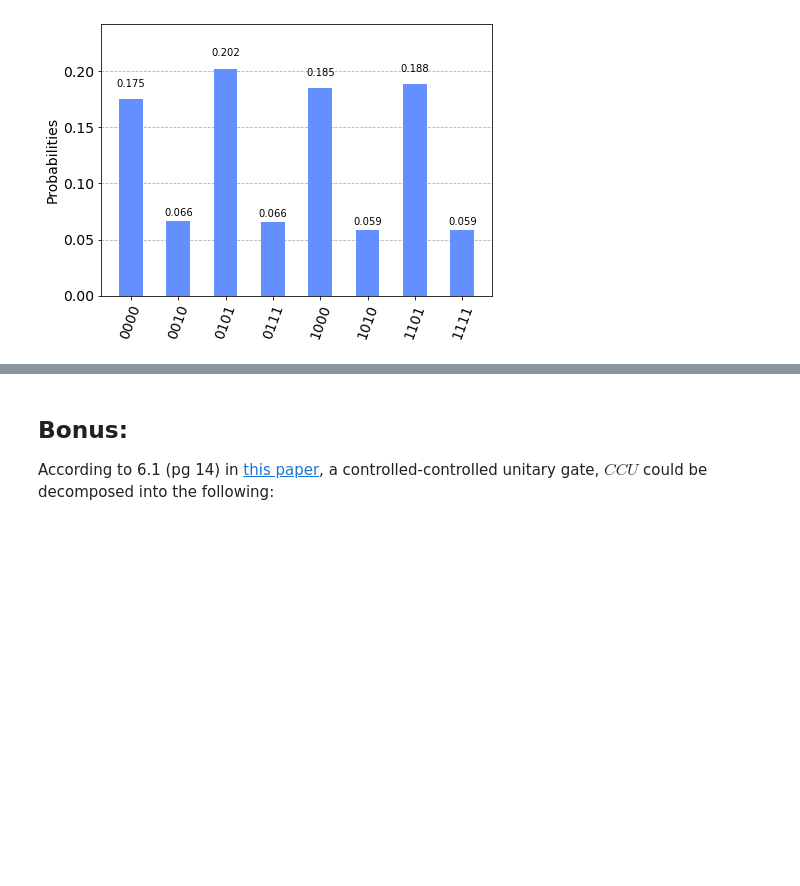
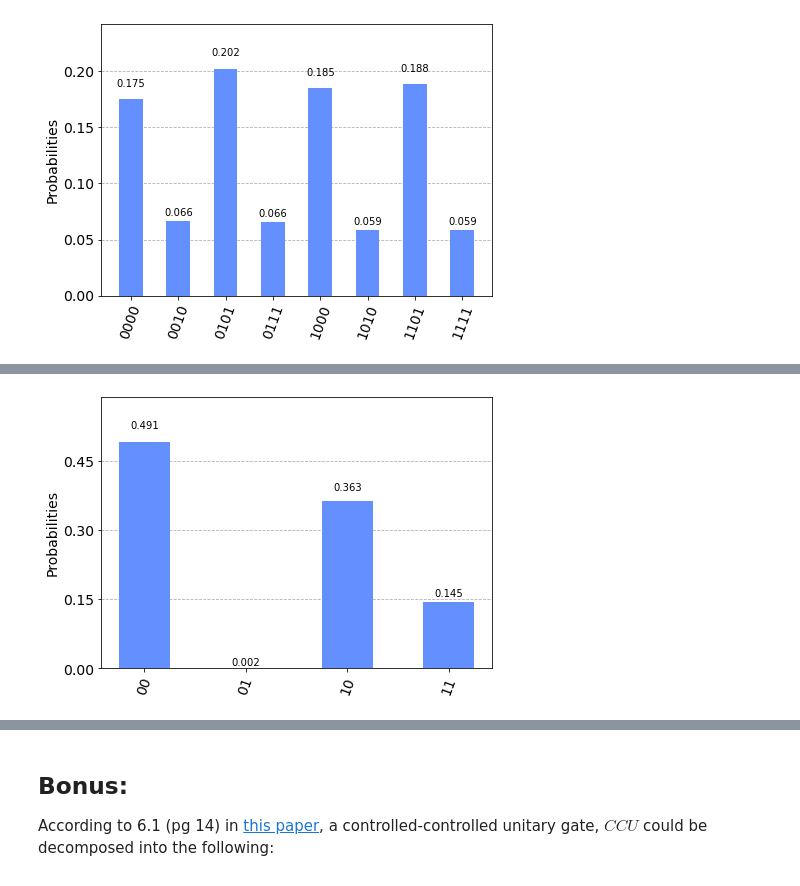
Before and after one commit to prasad42/Quantum-Computing-Workshop, a Jupyter notebook: Problem Set 2b.ipynb, the cells around one changed output, grey strips where cells are left out. Cells and saved outputs as stored; diff of their text form; code cells hidden in the pictures; blank space fills up the shorter version.

```diff
--- a/Problem Set 2b.ipynb
+++ b/Problem Set 2b.ipynb
@@ -255,0 +279,10 @@ plot_histogram(result.get_counts(qc1))
+# %%
+# Simulate on Aer and get counts
+backend = Aer.get_backend('aer_simulator')
+result = execute(qc2,backend, shots = 4200).result()
+output = result.get_counts()
+
+# Plot histogram with counts
+plot_histogram(output)
+# %% [output]
+[figure, added]
```
Also changed, not shown: parts of 16 cells of this notebook.
